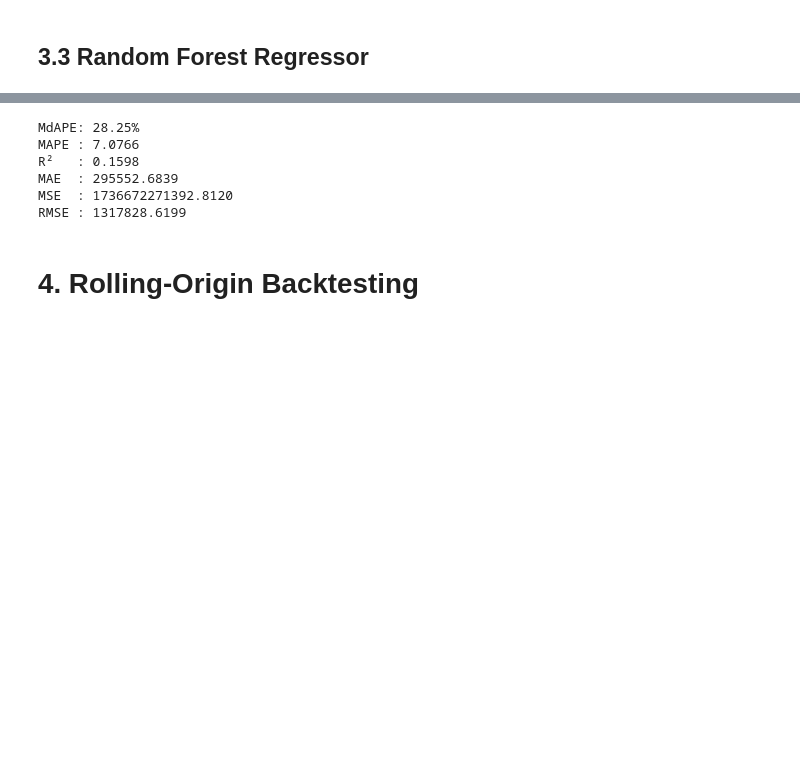
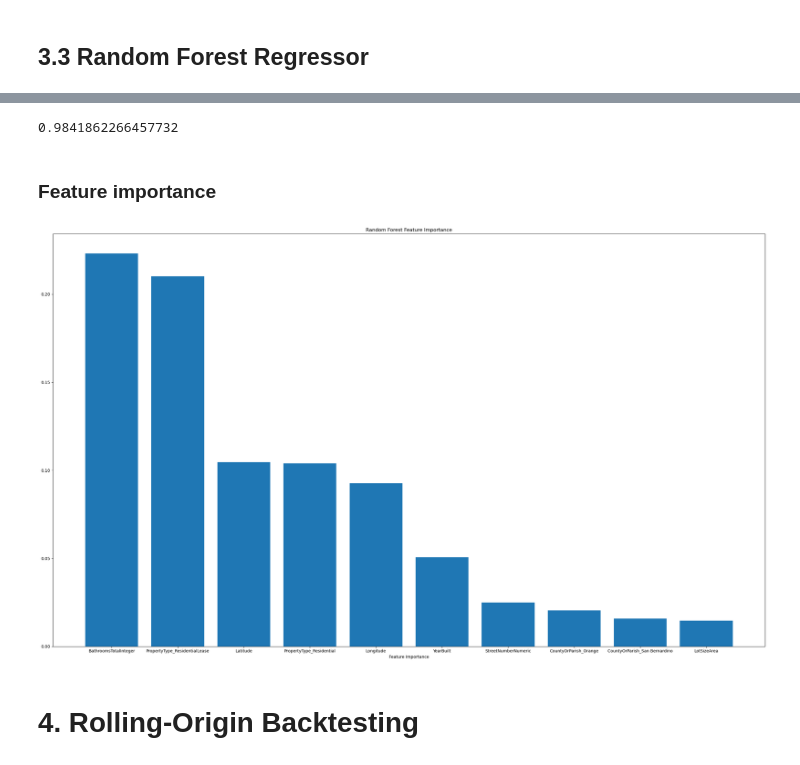
Before and after one commit to yex002/IDXEchange_data_science_intern_summer, a Jupyter notebook: 04_model_comparison.ipynb..ipynb, the cells around one changed output, grey strips where cells are left out. Drawn from its saved outputs; the diff is of its cells as text; code cells hidden in the pictures; blank space fills up the shorter version.

```diff
--- a/04_model_comparison.ipynb..ipynb
+++ b/04_model_comparison.ipynb..ipynb
@@ -238,8 +260,13 @@ RMSE : 1828418.8856
 # %% [markdown]
 ## 3.3 Random Forest Regressor
 # %%
-model = RandomForestRegressor(n_estimators=200,max_depth=15,random_state=42,n_jobs=-1)
-
+model = RandomForestRegressor(
+    n_estimators=300,
+    max_depth=None,
+    min_samples_leaf=1,
+    random_state=42,
+    n_jobs=-1
+)
 model.fit(X_train, y_train)
 y_pred = model.predict(X_test)
 # %%
@@ -300,15 +324,0 @@ RMSE : 1181126.0475
-# %%
-from xgboost import XGBRegressor
-model = XGBRegressor(
-    n_estimators=300,
-    learning_rate=0.05,
-    max_depth=6,
-    subsample=0.8,
-    colsample_bytree=0.8,
-    objective="reg:squarederror",
-    random_state=42,
-    n_jobs=-1
-)
-
-model.fit(X_train, y_train)
-y_pred = model.predict(X_test)
@@ -334,37 +325,25 @@ plt.show()
-# %%
-from sklearn.metrics import r2_score, mean_absolute_error, mean_squared_error, mean_absolute_percentage_error
-
-# Metrics
-r2 = r2_score(y_test, y_pred)
-mae = mean_absolute_error(y_test, y_pred)
-mse = mean_squared_error(y_test, y_pred)
-rmse = np.sqrt(mse)
-mape = mean_absolute_percentage_error(y_test, y_pred)
-mdape = np.median(np.abs((y_test - y_pred) / y_test)) * 100
-
-print(f"MdAPE: {mdape:.2f}%")
-print(f"MAPE : {mape:.4f}")
-print(f"R²   : {r2:.4f}")
-print(f"MAE  : {mae:.4f}")
-print(f"MSE  : {mse:.4f}")
-print(f"RMSE : {rmse:.4f}")
-
-results.append({
-    "model":"XGBoost Regressor",
-    "MdAPE":mdape,
-    "MAPE":mape,
-    "R2":r2,
-    "MAE":mae,
-    "MSE":mse,
-    "RMSE":rmse
-})
-# %% [output]
-MdAPE: 28.25%
-MAPE : 7.0766
-R²   : 0.1598
-MAE  : 295552.6839
-MSE  : 1736672271392.8120
-RMSE : 1317828.6199
+# %%
+print(model.score(X_train, y_train))
+# %% [output]
+0.9841862266457732
+# %% [markdown]
+### Feature importance
+# %%
+import matplotlib.pyplot as plt
+
+
+plt.figure(figsize=(25,15))
+data=[[x,y] for x,y in zip(X_train.columns, model.feature_importances_)]
+data=sorted(data,key=lambda x:x[1], reverse=True)
+features = [x[0] for x in data]
+importance = [x[1] for x in data]
+plt.bar(features[:10],importance[:10])
+plt.xlabel("Feature Importance")
+plt.title("Random Forest Feature Importance")
+plt.tight_layout()
+plt.show()
+# %% [output]
+[figure, added]
 # %% [markdown]
 # 4. Rolling-Origin Backtesting
 # %%
```
Also changed, not shown: parts of 59 cells of this notebook.
